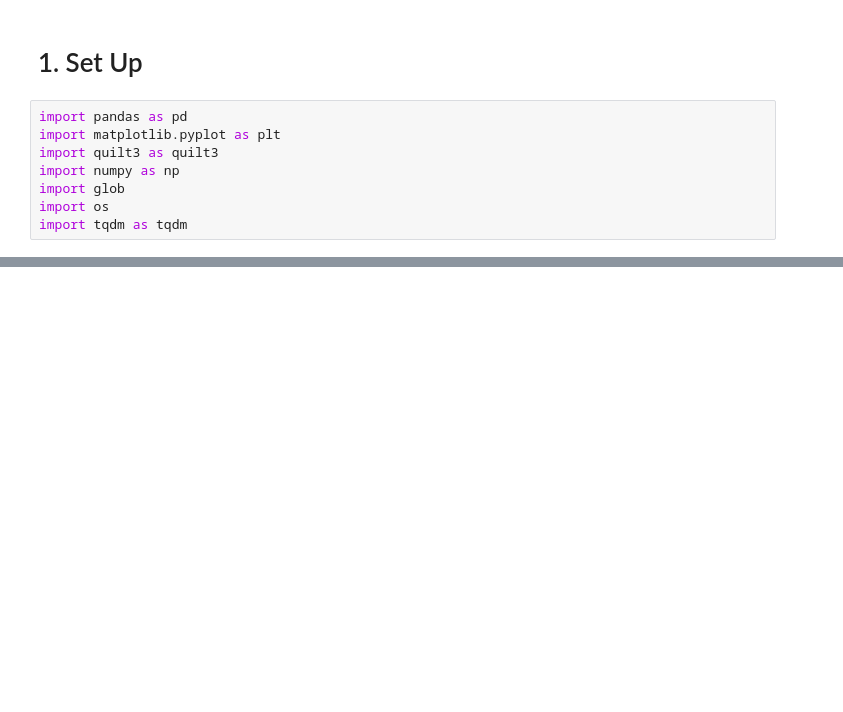
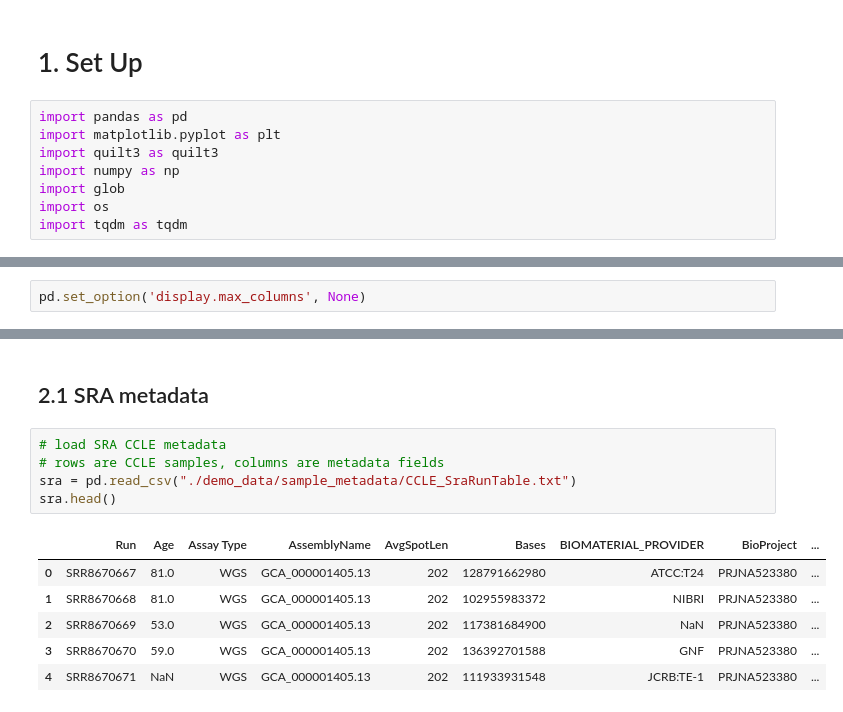
Before and after one commit to quiltdata/quilt-package-metadata-athena, a Jupyter notebook: 00_curate_raw_rnaseq_data_for_demo.ipynb, the cells around one changed output, grey strips where cells are left out. Cells and saved outputs as stored; diff of their text form; blank space fills up the shorter version.

Commit message:
data & nb updates

```diff
--- a/00_curate_raw_rnaseq_data_for_demo.ipynb
+++ b/00_curate_raw_rnaseq_data_for_demo.ipynb
@@ -18,0 +19,2 @@ First, we downloaded
+# %%
+pd.set_option('display.max_columns', None)
@@ -18,0 +31,14 @@ First, we downloaded
+# %% [markdown]
+## 2.1 SRA metadata
+# %%
+# load SRA CCLE metadata
+# rows are CCLE samples, columns are metadata fields
+sra = pd.read_csv("./demo_data/sample_metadata/CCLE_SraRunTable.txt")
+sra.head()
+# %% [output]
+|  | Run | Age | Assay Type | AssemblyName | AvgSpotLen | Bases | BIOMATERIAL_PROVIDER | BioProject | ... |
+| 0 | SRR8670667 | 81.0 | WGS | GCA_000001405.13 | 202 | 128791662980 | ATCC:T24 | PRJNA523380 | ... |
+| 1 | SRR8670668 | 81.0 | WGS | GCA_000001405.13 | 202 | 102955983372 | NIBRI | PRJNA523380 | ... |
+| 2 | SRR8670669 | 53.0 | WGS | GCA_000001405.13 | 202 | 117381684900 | NaN | PRJNA523380 | ... |
+| 3 | SRR8670670 | 59.0 | WGS | GCA_000001405.13 | 202 | 136392701588 | GNF | PRJNA523380 | ... |
+| 4 | SRR8670671 | NaN | WGS | GCA_000001405.13 | 202 | 111933931548 | JCRB:TE-1 | PRJNA523380 | ... |
```
Also changed, not shown: parts of 34 cells of this notebook, 13 other files.
